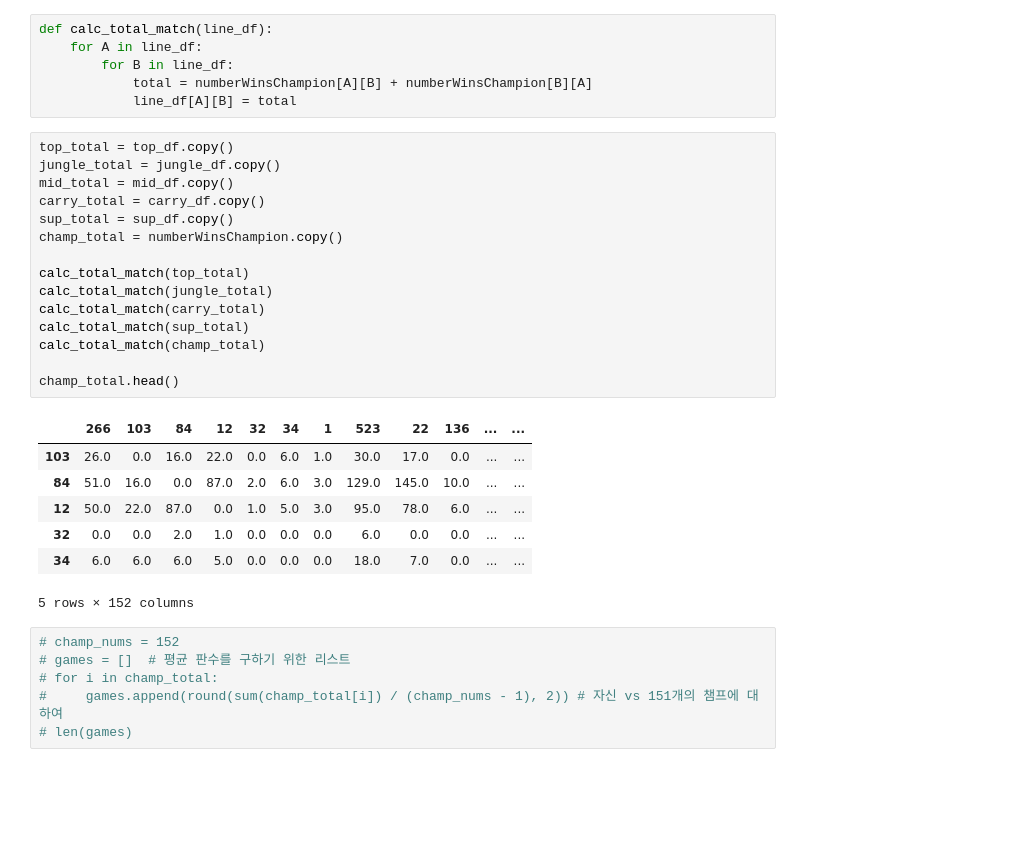
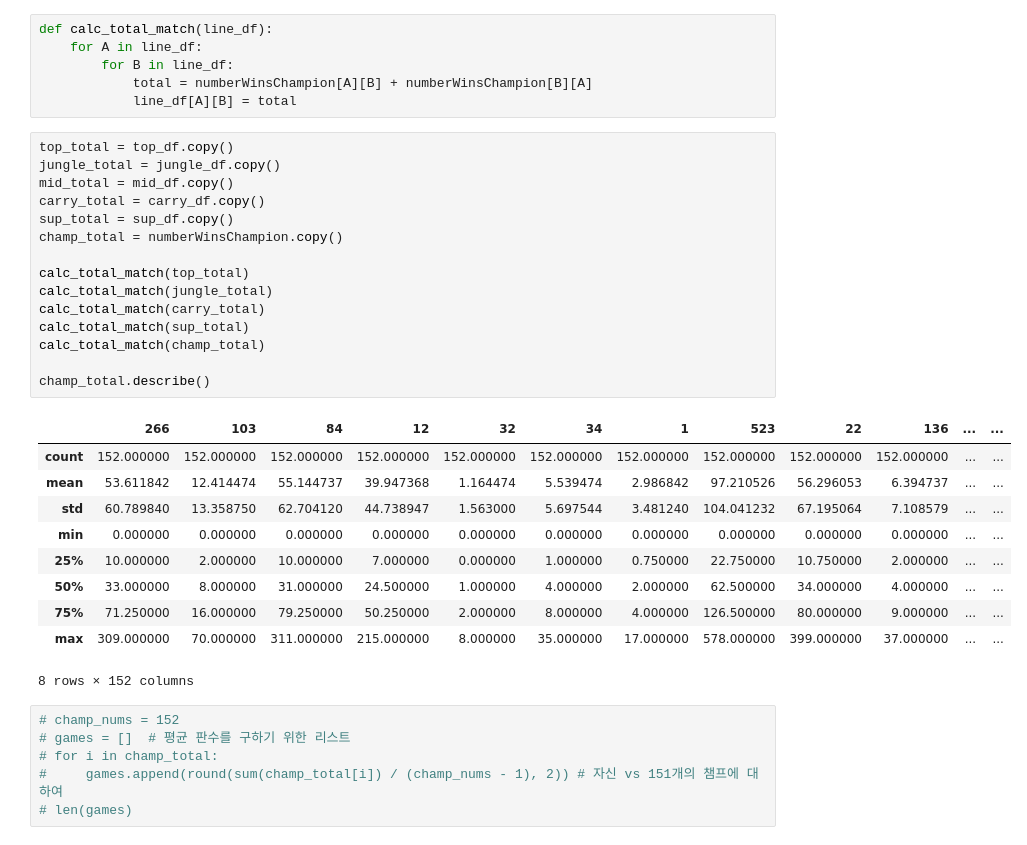
Before and after one commit to CSID-DGU/2020-2-OSSP-CP-DHL-3, a Jupyter notebook: src/ipynb/EDA.ipynb, the cells around one changed output. Drawn from its saved outputs; the diff is of its cells as text; blank space fills up the shorter version.

```diff
--- a/src/ipynb/EDA.ipynb
+++ b/src/ipynb/EDA.ipynb
@@ -139,26 +150,29 @@ def calc_total_match(line_df):
 # %%
 top_total = top_df.copy()
 jungle_total = jungle_df.copy()
 mid_total = mid_df.copy()
 carry_total = carry_df.copy()
 sup_total = sup_df.copy()
 champ_total = numberWinsChampion.copy()
 
 calc_total_match(top_total)
 calc_total_match(jungle_total)
 calc_total_match(carry_total)
 calc_total_match(sup_total)
 calc_total_match(champ_total)
 
-champ_total.head()
+champ_total.describe()
 # %% [output]
 |  | 266 | 103 | 84 | 12 | 32 | 34 | 1 | 523 | 22 | 136 | ... | ... |
-| 103 | 26.0 | 0.0 | 16.0 | 22.0 | 0.0 | 6.0 | 1.0 | 30.0 | 17.0 | 0.0 | ... | ... |
-| 84 | 51.0 | 16.0 | 0.0 | 87.0 | 2.0 | 6.0 | 3.0 | 129.0 | 145.0 | 10.0 | ... | ... |
-| 12 | 50.0 | 22.0 | 87.0 | 0.0 | 1.0 | 5.0 | 3.0 | 95.0 | 78.0 | 6.0 | ... | ... |
-| 32 | 0.0 | 0.0 | 2.0 | 1.0 | 0.0 | 0.0 | 0.0 | 6.0 | 0.0 | 0.0 | ... | ... |
-| 34 | 6.0 | 6.0 | 6.0 | 5.0 | 0.0 | 0.0 | 0.0 | 18.0 | 7.0 | 0.0 | ... | ... |
+| count | 152.000000 | 152.000000 | 152.000000 | 152.000000 | 152.000000 | 152.000000 | 152.000000 | 152.000000 | 152.000000 | 152.000000 | ... | ... |
+| mean | 53.611842 | 12.414474 | 55.144737 | 39.947368 | 1.164474 | 5.539474 | 2.986842 | 97.210526 | 56.296053 | 6.394737 | ... | ... |
+| std | 60.789840 | 13.358750 | 62.704120 | 44.738947 | 1.563000 | 5.697544 | 3.481240 | 104.041232 | 67.195064 | 7.108579 | ... | ... |
+| min | 0.000000 | 0.000000 | 0.000000 | 0.000000 | 0.000000 | 0.000000 | 0.000000 | 0.000000 | 0.000000 | 0.000000 | ... | ... |
+| 25% | 10.000000 | 2.000000 | 10.000000 | 7.000000 | 0.000000 | 1.000000 | 0.750000 | 22.750000 | 10.750000 | 2.000000 | ... | ... |
+| 50% | 33.000000 | 8.000000 | 31.000000 | 24.500000 | 1.000000 | 4.000000 | 2.000000 | 62.500000 | 34.000000 | 4.000000 | ... | ... |
+| 75% | 71.250000 | 16.000000 | 79.250000 | 50.250000 | 2.000000 | 8.000000 | 4.000000 | 126.500000 | 80.000000 | 9.000000 | ... | ... |
+| max | 309.000000 | 70.000000 | 311.000000 | 215.000000 | 8.000000 | 35.000000 | 17.000000 | 578.000000 | 399.000000 | 37.000000 | ... | ... |
-5 rows × 152 columns
+8 rows × 152 columns
 # %%
 # champ_nums = 152
 # games = []  # 평균 판수를 구하기 위한 리스트
```
Also changed, not shown: parts of 20 cells of this notebook, 2 other files.
